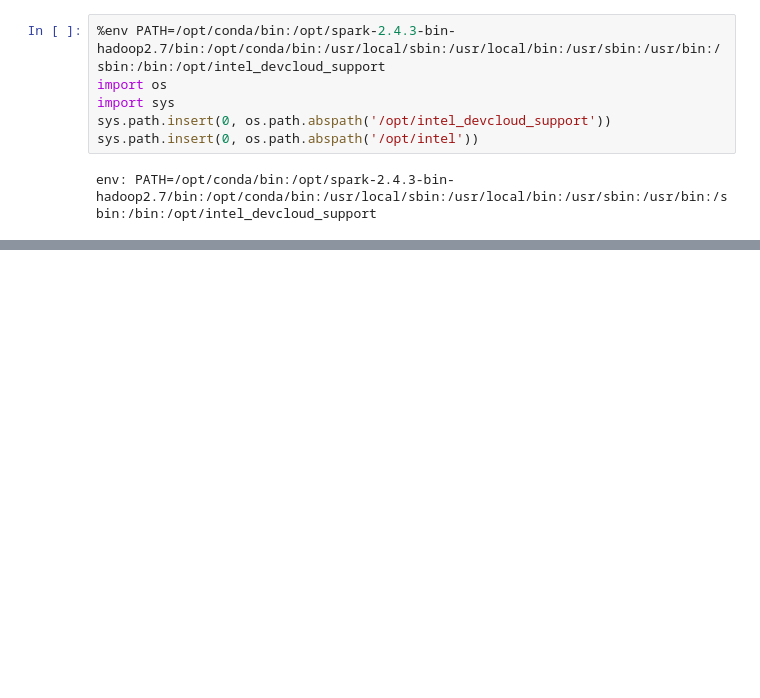
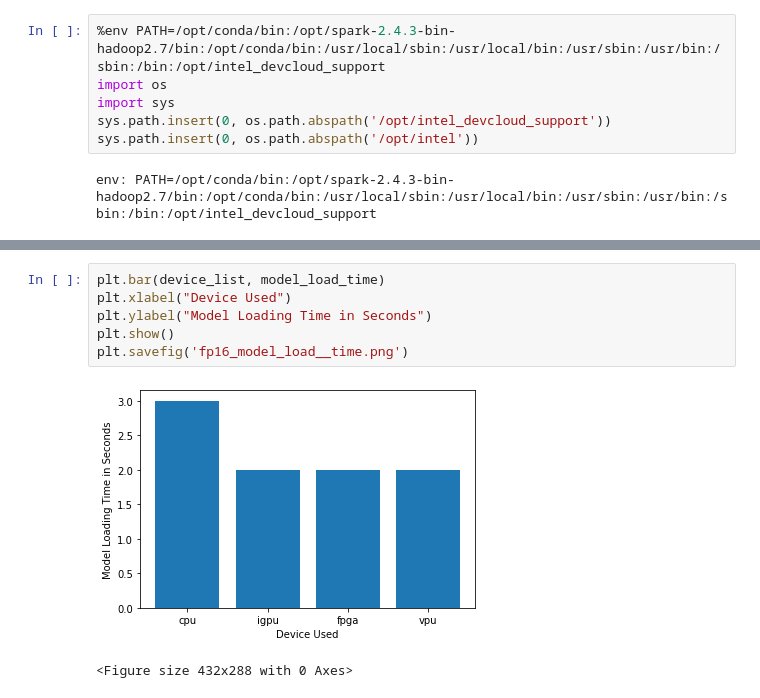
Before and after one commit to Phantom-Gamer/computer-pointer-controller-1, a Jupyter notebook: src/computer-controller.ipynb, the cells around one changed output, grey strips where cells are left out. Drawn from its saved outputs; the diff is of its cells as text; blank space fills up the shorter version.

```diff
--- a/src/computer-controller.ipynb
+++ b/src/computer-controller.ipynb
@@ -122,0 +236,9 @@ os.environ["VIDEO"] = "bin/demo.mp4"
+# %%
+plt.bar(device_list, model_load_time)
+plt.xlabel("Device Used")
+plt.ylabel("Model Loading Time in Seconds")
+plt.show()
+plt.savefig('fp16_model_load__time.png')
+# %% [output]
+[figure, added]
+<Figure size 432x288 with 0 Axes>
```
Also changed, not shown: parts of 40 cells of this notebook, 11 other files.
